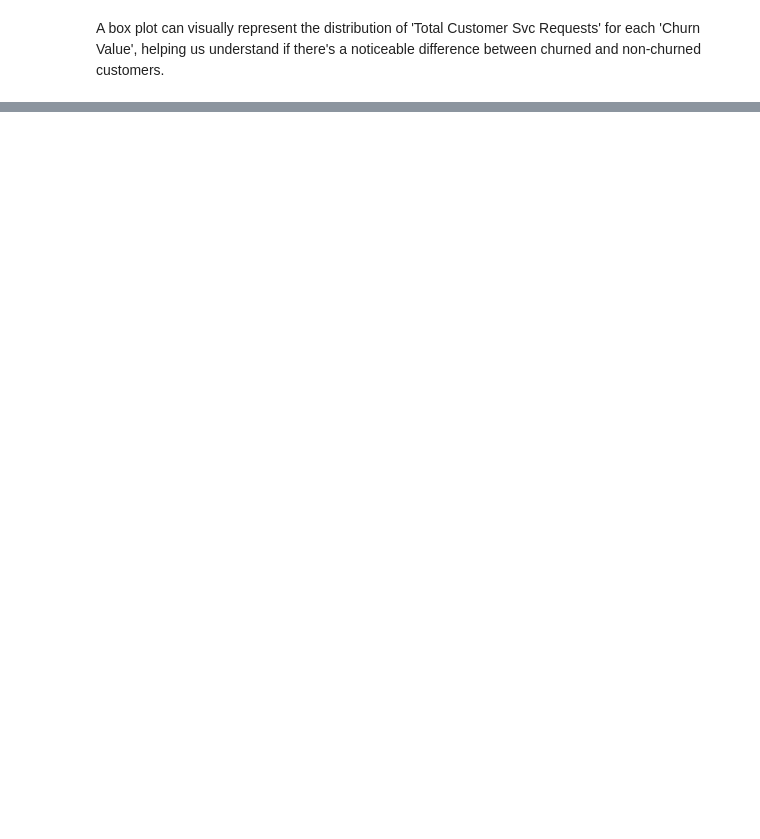
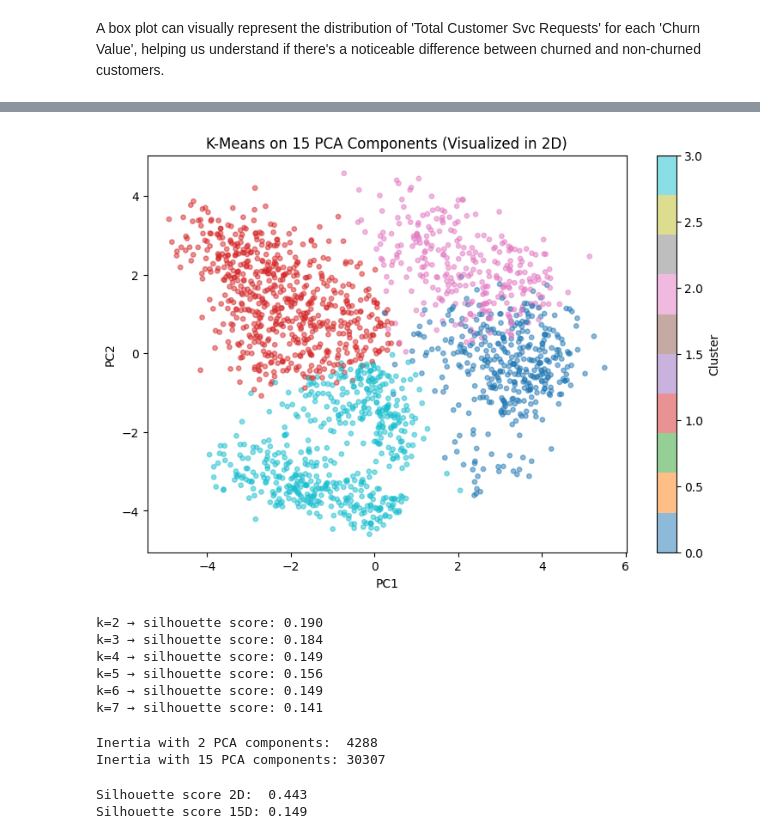
Before and after one commit to asit18/ai-ml, a Jupyter notebook: colab_activity6_2.ipynb, the cells around one changed output, grey strips where cells are left out. Cells and saved outputs as stored; diff of their text form; code cells hidden in the pictures; blank space fills up the shorter version.

```diff
--- a/colab_activity6_2.ipynb
+++ b/colab_activity6_2.ipynb
@@ -234,0 +428,63 @@ print(pca.explained_variance_ratio_)
+# %%
+# Use 15 components instead of 2
+pca_15 = PCA(n_components=15)
+df_pca_15 = pca_15.fit_transform(df_scaled)
+
+# Cluster in 15D (better separation)
+km = KMeans(n_clusters=4, random_state=42, n_init='auto')
+labels = km.fit_predict(df_pca_15)
+
+# But still VISUALIZE in 2D
+pca_2 = PCA(n_components=2)
+df_pca_2 = pca_2.fit_transform(df_pca_15)
+
+plt.figure(figsize=(9, 6))
+scatter = plt.scatter(df_pca_2[:, 0], df_pca_2[:, 1],
+                      c=labels, cmap='tab10', alpha=0.5, s=15)
+plt.colorbar(scatter, label='Cluster')
+plt.title('K-Means on 15 PCA Components (Visualized in 2D)')
+plt.xlabel('PC1')
+plt.ylabel('PC2')
+plt.show()
+# %% [output]
+[figure, added]
+# %%
+from sklearn.metrics import silhouette_score
+
+# Try different k values
+for k in range(2, 8):
+    km = KMeans(n_clusters=k, random_state=42, n_init='auto')
+    labels = km.fit_predict(df_pca_15)
+    score = silhouette_score(df_pca_15, labels)
+    print(f"k={k} → silhouette score: {score:.3f}")
+# %% [output]
+k=2 → silhouette score: 0.190
+k=3 → silhouette score: 0.184
+k=4 → silhouette score: 0.149
+k=5 → silhouette score: 0.156
+k=6 → silhouette score: 0.149
+k=7 → silhouette score: 0.141
+# %%
+# Compare inertia of both approaches
+km_2d = KMeans(n_clusters=4, random_state=42, n_init='auto')
+km_2d.fit(df_pca_2)  # your 2 component version
+
+km_15d = KMeans(n_clusters=4, random_state=42, n_init='auto')
+km_15d.fit(df_pca_15)  # your 15 component version
+
+print(f"Inertia with 2 PCA components:  {km_2d.inertia_:.0f}")
+print(f"Inertia with 15 PCA components: {km_15d.inertia_:.0f}")
+# %% [output]
+Inertia with 2 PCA components:  4288
+Inertia with 15 PCA components: 30307
+# %%
+from sklearn.metrics import silhouette_score
+
+score_2d = silhouette_score(df_pca_2, km_2d.labels_)
+score_15d = silhouette_score(df_pca_15, km_15d.labels_)
+
+print(f"Silhouette score 2D:  {score_2d:.3f}")
+print(f"Silhouette score 15D: {score_15d:.3f}")
+# %% [output]
+Silhouette score 2D:  0.443
+Silhouette score 15D: 0.149
```
Also changed, not shown: parts of 23 cells of this notebook.
